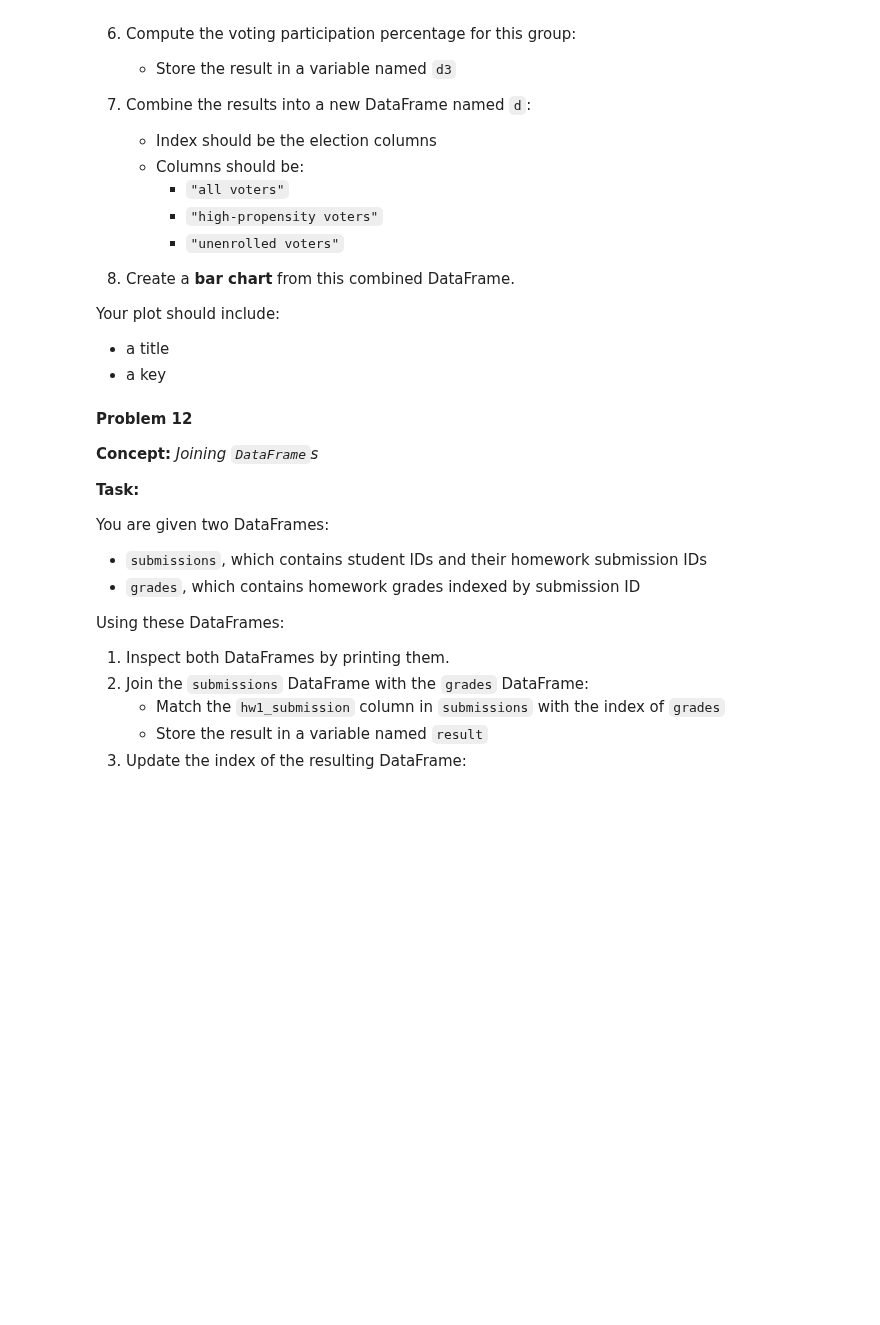
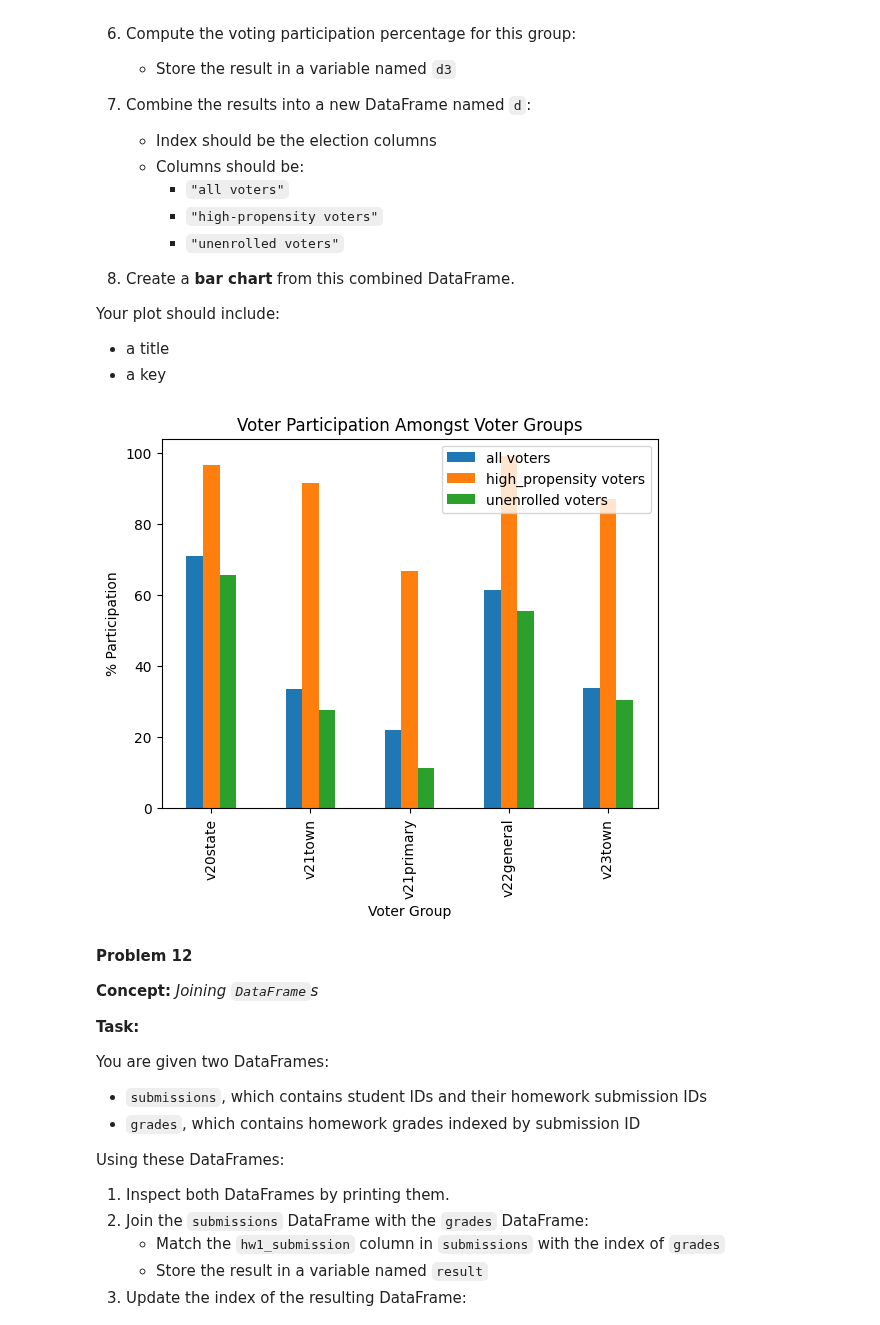
Before and after one commit to nrandazzo222/homework, a Jupyter notebook: week-11/homework.ipynb, the cells around one changed output. Saved outputs shown, nothing was run; the diff lists cells and outputs as text; code cells hidden in the pictures; blank space fills up the shorter version.

```diff
--- a/week-11/homework.ipynb
+++ b/week-11/homework.ipynb
@@ -488,3 +503,28 @@ Your plot should include:
+# %%
+# Your Solution
+df_voter_data.columns
+
+election_columns = ['v20state', 'v21town', 'v21primary', 'v22general', 'v23town']
+d1 = (df_voter_data[election_columns].sum() / len(df_voter_data[election_columns])) * 100
+
+df_high_voter_score = df_voter_data.query('voter_score >= 4')
+d2 = (df_high_voter_score[election_columns].sum() / len(df_high_voter_score[election_columns])) * 100
+
+df_unenrolled = df_voter_data.query('`Party Affiliation` == "U "')
+
+d3 = (df_unenrolled[election_columns].sum() / len(df_unenrolled[election_columns])) * 100
+
+d = pd.DataFrame({'all voters' : d1,
+                  'high_propensity voters' : d2,
+                  'unenrolled voters' : d3})
+
+d.plot(kind = 'bar')
+plt.title('Voter Participation Amongst Voter Groups')
+plt.ylabel('% Participation')
+plt.xlabel('Voter Group')
+plt.show()
+# %% [output]
+[figure, added]
 # %% [markdown]
 **Problem 12**
 
```
Also changed, not shown: parts of 7 cells of this notebook.
